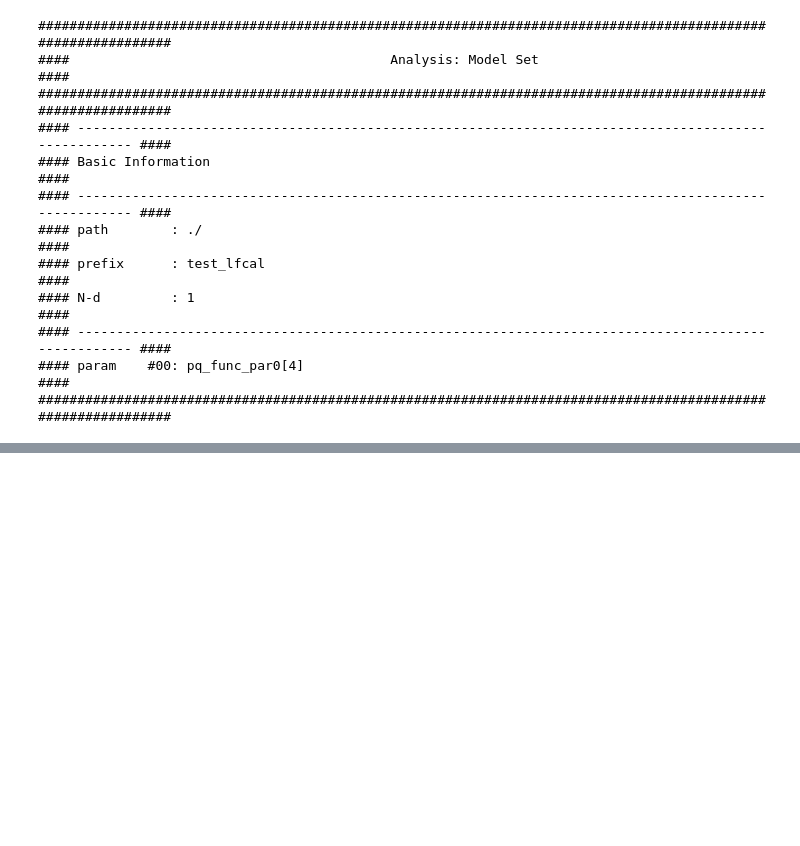
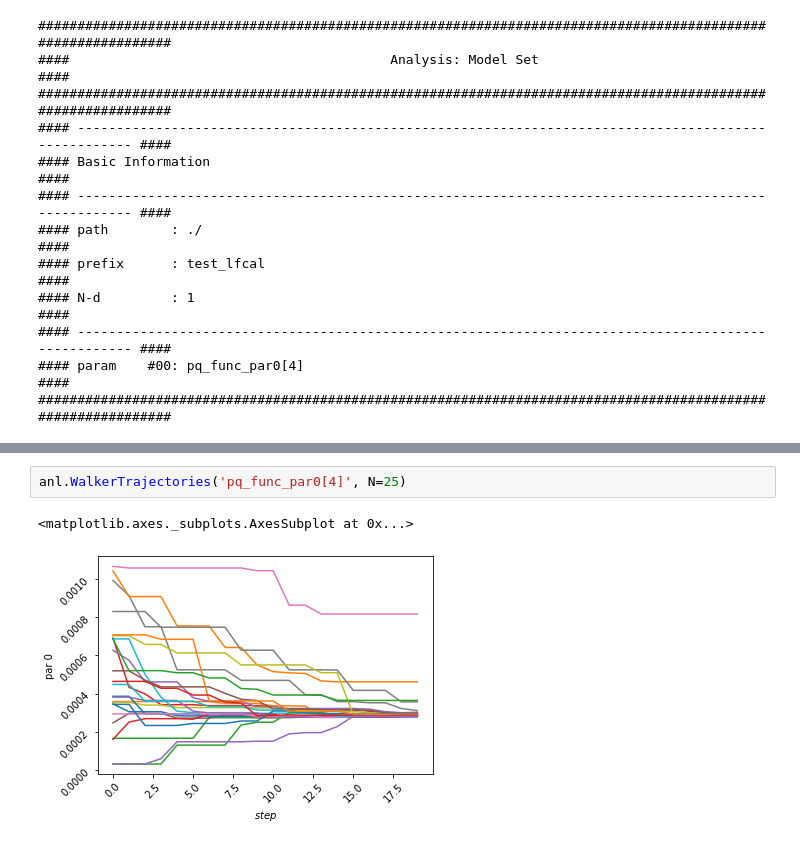
Before and after one commit to eklem1/GalaxySim, a Jupyter notebook: FirstFits.ipynb, the cells around one changed output, grey strips where cells are left out. Cells and saved outputs as stored; diff of their text form; blank space fills up the shorter version.

```diff
--- a/FirstFits.ipynb
+++ b/FirstFits.ipynb
@@ -354,0 +324,5 @@ pl.show()
+# %%
+anl.WalkerTrajectories('pq_func_par0[4]', N=25)
+# %% [output]
+<matplotlib.axes._subplots.AxesSubplot at 0x...>
+[figure, added]
```
Also changed, not shown: parts of 8 cells of this notebook, 2 other files.
